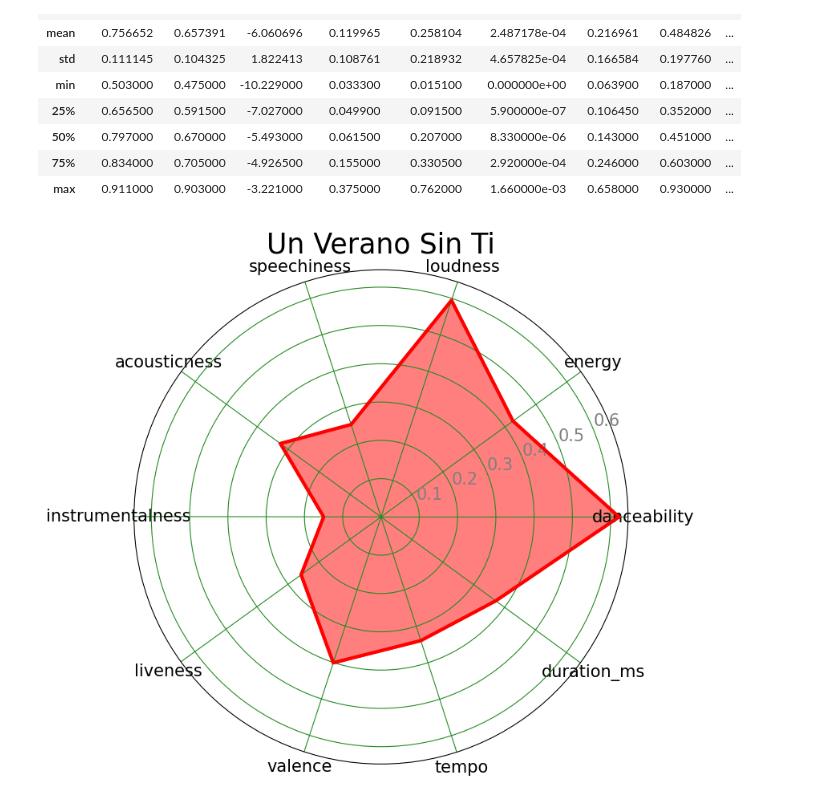
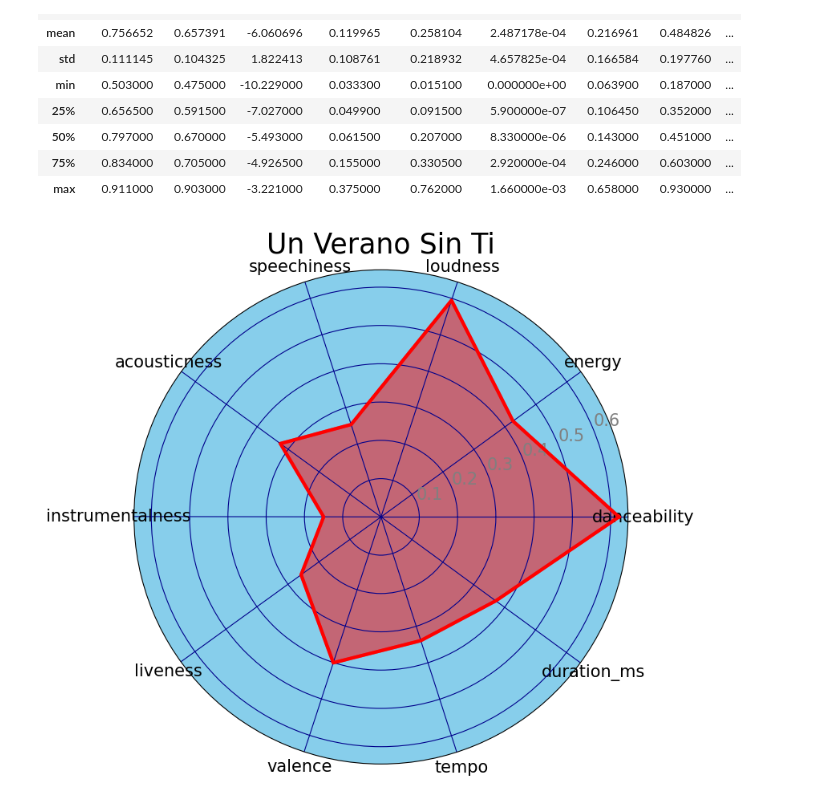
Before and after one commit to jenalvz/Spotify_API, a Jupyter notebook: Spotify_LatinIndie.ipynb, the cells around one changed output. Drawn from its saved outputs; the diff is of its cells as text; code cells hidden in the pictures.

```diff
--- a/Spotify_LatinIndie.ipynb
+++ b/Spotify_LatinIndie.ipynb
@@ -273,36 +273,39 @@ album_music_feature.loc[:]=album_min_max_scaler.fit_transform(album_music_featur
 # %%
 # plot size
 album_fig=plt.figure(figsize=(12,8))
+
 
 # convert column names into a list
 album_categories=list(album_music_feature.columns)
 # number of categories
 N=len(album_categories)
 
 # create a list with the average of all features
 album_value=list(album_music_feature.mean())
 
 # repeat first value to close the circle
 # the plot is a circle, so we need to "complete the loop"
 # and append the start value to the end.
 album_value+=album_value[:1]
 pi= 3.14 # define pi as a numerical variable
 
 
 # calculate angle for each category
 album_angles=[n/float(N)*2*pi for n in range(N)]
 album_angles+=album_angles[:1]
 
 # plot
 plt.polar(album_angles, album_value, color="red", lw=3, label="a line")
 plt.fill(album_angles,album_value,alpha=0.5, facecolor='red', edgecolor='red', linewidth=3)
 
+# set the background color to 'skyblue'
+plt.gca().set_facecolor('skyblue')
 
 plt.title('Un Verano Sin Ti', size=25)
 
 plt.xticks(album_angles[:-1],album_categories, size=15)
 plt.yticks(color='grey',size=15)
-plt.tick_params(grid_color='forestgreen')
+plt.tick_params(grid_color='darkblue')
 plt.show()
 # %% [output]
-[figure, old version]
+[figure, new version]
```
